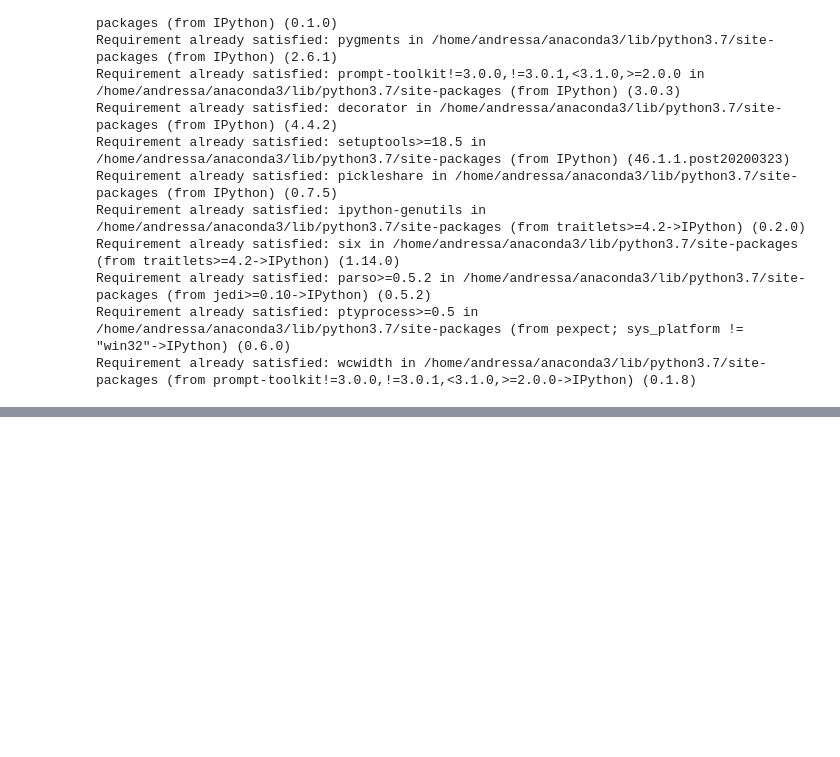
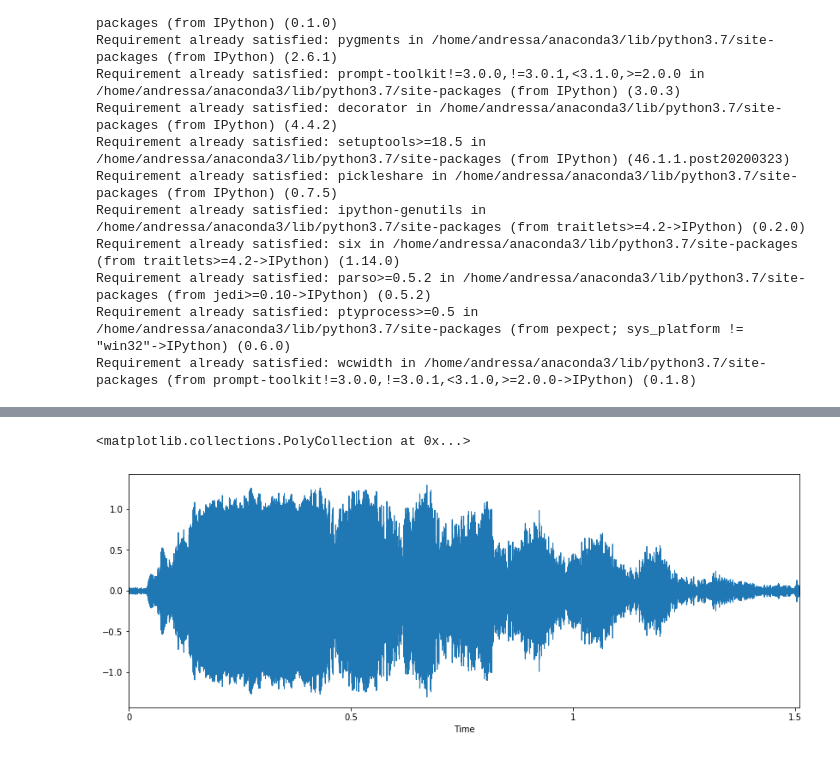
Before and after one commit to contaratoandressa/blog, a Jupyter notebook: music/functions.ipynb, the cells around one changed output, grey strips where cells are left out. Saved outputs shown, nothing was run; the diff lists cells and outputs as text; code cells hidden in the pictures; blank space fills up the shorter version.

Commit message:
insert two plots, one plot is about spectral rolloff and the other is about amplitude envelope of a waveform

```diff
--- a/music/functions.ipynb
+++ b/music/functions.ipynb
@@ -58,3 +62,7 @@ IPython.display.Audio("http://www.nch.com.au/acm/8k16bitpcm.wav")
 IPython.display.Audio(url="http://www.w3schools.com/html/horse.ogg")
 # %% [output]
 [interactive output not drawn]
+# %%
+# import
+pkgdir_new = pkgdir + "horse.ogv" # directory plus file name
+x , sr = librosa.load(pkgdir_new) # import sound
@@ -60,0 +78,2 @@ IPython.display.Audio(url="http://www.w3schools.com/html/horse.ogg")
+# %%
+librosa.load(pkgdir_new, sr=44100) # chage sr to 44.1KHz
@@ -60,0 +84,2 @@ IPython.display.Audio(url="http://www.w3schools.com/html/horse.ogg")
+# %%
+librosa.load(pkgdir_new, sr=50600) # chage sr to 40.6KHz
@@ -60,0 +90,3 @@ IPython.display.Audio(url="http://www.w3schools.com/html/horse.ogg")
+# %%
+librosa.load(pkgdir_new, sr=None) # without sample
+# A taxa de amostragem é o número de amostras de áudio transportadas por segundo, medidas em Hz ou kHz.
@@ -60,0 +102,7 @@ IPython.display.Audio(url="http://www.w3schools.com/html/horse.ogg")
+# %%
+# Vizualizing audio
+plt.figure(figsize=(14, 5)) # plot of the amplitude envelope of a waveform
+librosa.display.waveplot(x, sr=sr)
+# %% [output]
+<matplotlib.collections.PolyCollection at 0x...>
+[figure, added]
```
Also changed, not shown: parts of 8 cells of this notebook.
